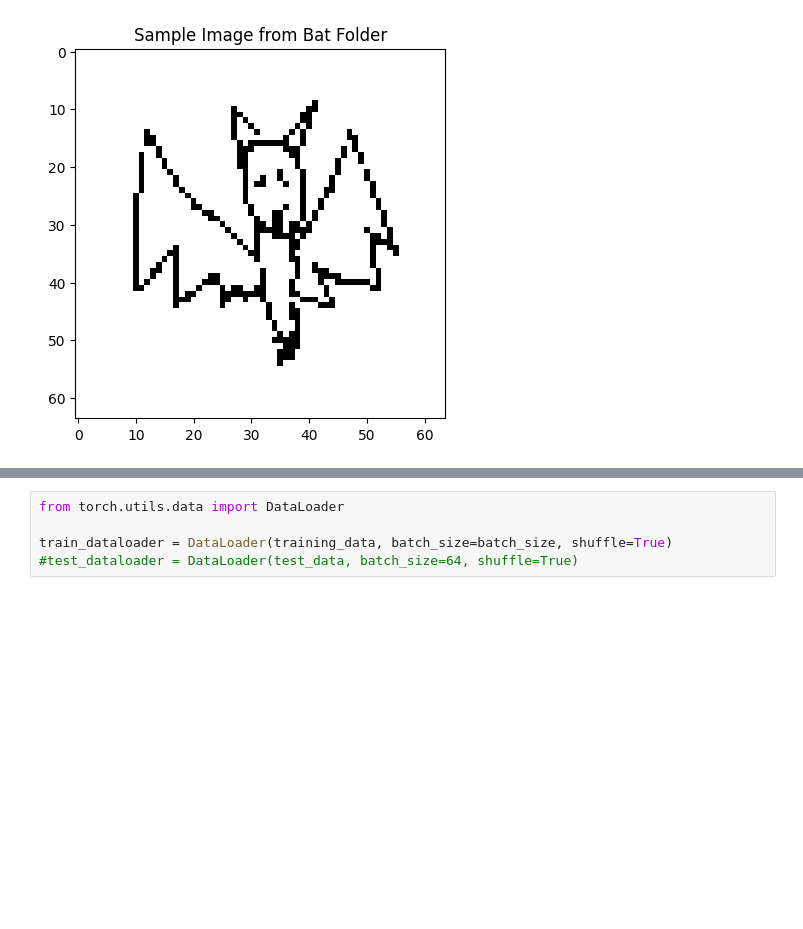
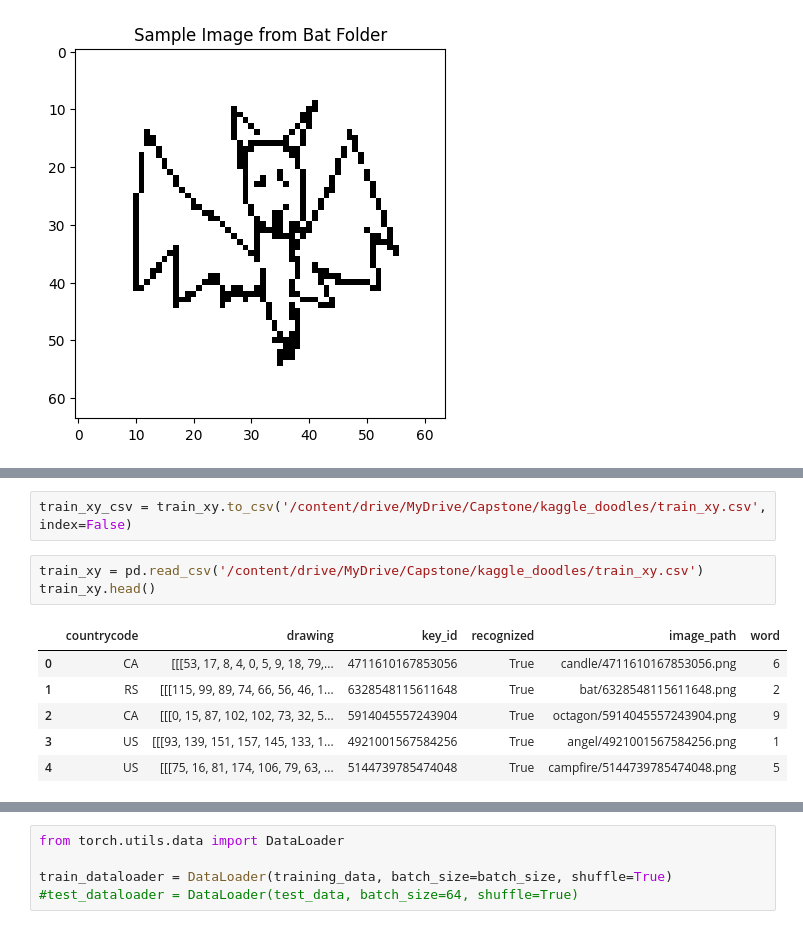
Before and after one commit to dominicfanucchi/aai-590_group4, a Jupyter notebook: Train_Valid_Test_Split.ipynb, the cells around one changed output, grey strips where cells are left out. Cells and saved outputs as stored; diff of their text form; blank space fills up the shorter version.

```diff
--- a/Train_Valid_Test_Split.ipynb
+++ b/Train_Valid_Test_Split.ipynb
@@ -160,3 +195,15 @@ plt.show()
+# %%
+train_xy_csv = train_xy.to_csv('/content/drive/MyDrive/Capstone/kaggle_doodles/train_xy.csv', index=False)
+# %%
+train_xy = pd.read_csv('/content/drive/MyDrive/Capstone/kaggle_doodles/train_xy.csv')
+train_xy.head()
+# %% [output]
+|  | countrycode | drawing | key_id | recognized | image_path | word |
+| 0 | CA | [[[53, 17, 8, 4, 0, 5, 9, 18, 79,... | 4711610167853056 | True | candle/4711610167853056.png | 6 |
+| 1 | RS | [[[115, 99, 89, 74, 66, 56, 46, 1... | 6328548115611648 | True | bat/6328548115611648.png | 2 |
+| 2 | CA | [[[0, 15, 87, 102, 102, 73, 32, 5... | 5914045557243904 | True | octagon/5914045557243904.png | 9 |
+| 3 | US | [[[93, 139, 151, 157, 145, 133, 1... | 4921001567584256 | True | angel/4921001567584256.png | 1 |
+| 4 | US | [[[75, 16, 81, 174, 106, 79, 63, ... | 5144739785474048 | True | campfire/5144739785474048.png | 5 |
 # %%
 from PIL import Image
 
```
Also changed, not shown: parts of 28 cells of this notebook.
